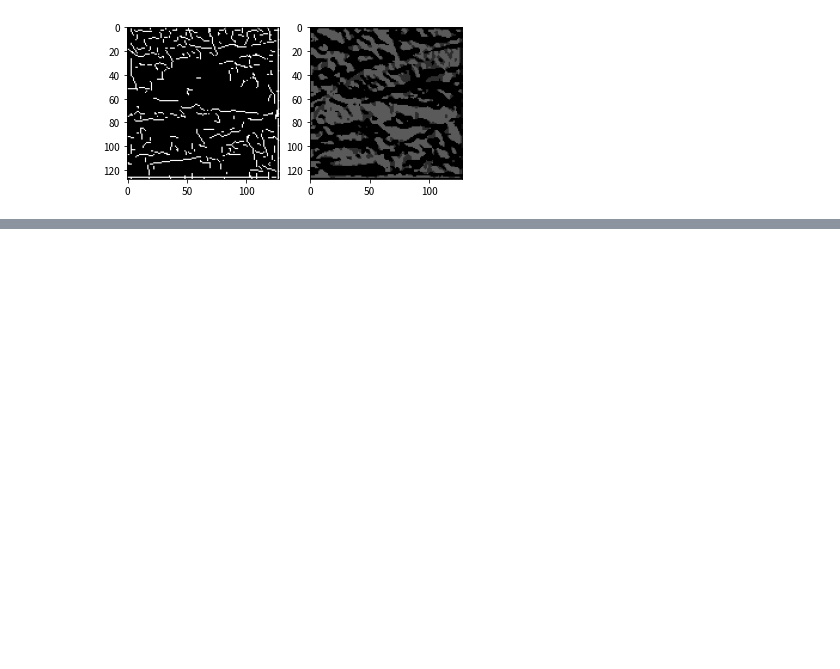
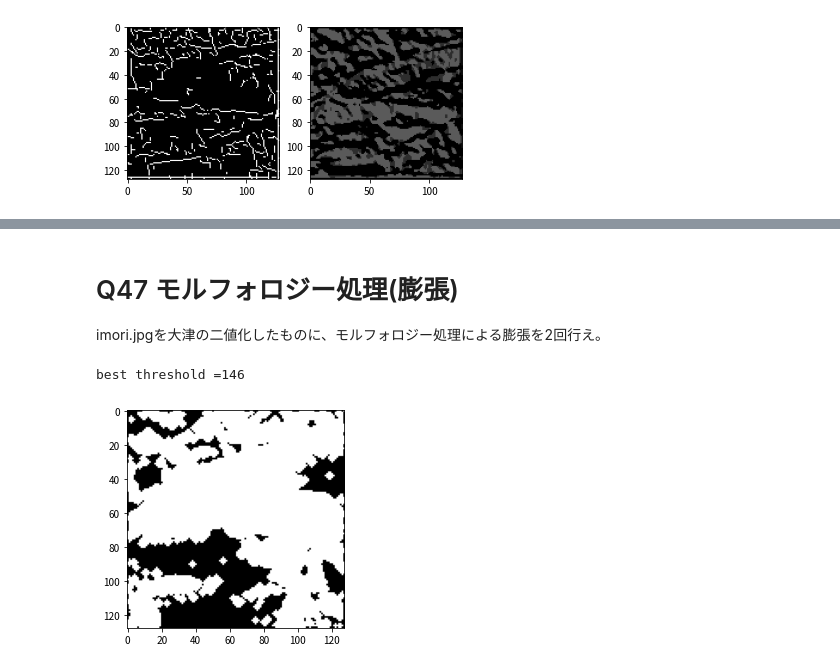
Before and after one commit to yudai0731/Gasyori100knock-1, a Jupyter notebook: Question_41_50/Myanswer.ipynb, the cells around one changed output, grey strips where cells are left out. Drawn from its saved outputs; the diff is of its cells as text; code cells hidden in the pictures; blank space fills up the shorter version.

```diff
--- a/Question_41_50/Myanswer.ipynb
+++ b/Question_41_50/Myanswer.ipynb
@@ -43,0 +73,18 @@ angle
+# %% [markdown]
+# Q47 モルフォロジー処理(膨張)
+
+imori.jpgを大津の二値化したものに、モルフォロジー処理による膨張を2回行え。
+# %%
+img = cv2.imread("imori.jpg")
+# グレースケール, 大津の二値化
+gray_img = functions.grayscale(img)
+binary_img = functions.ootu_binary(gray_img)
+
+result = functions.morphology_expand(binary_img)
+result = functions.morphology_expand(result)
+
+plt.imshow(cv2.cvtColor(result, cv2.COLOR_BGR2RGB))
+plt.show()
+# %% [output]
+best threshold =146
+[figure, added]
```
Also changed, not shown: parts of 11 cells of this notebook, 1 other file.
